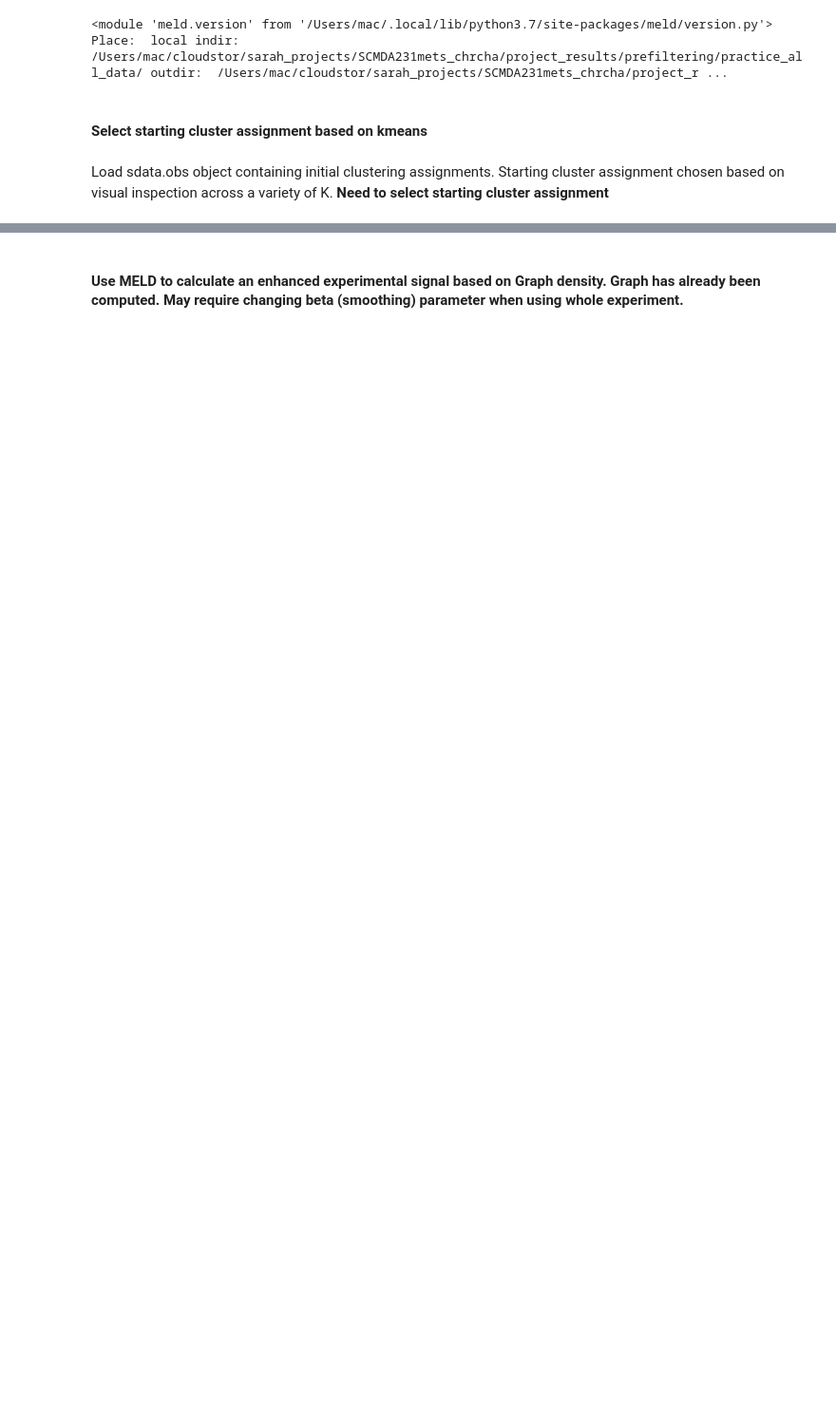
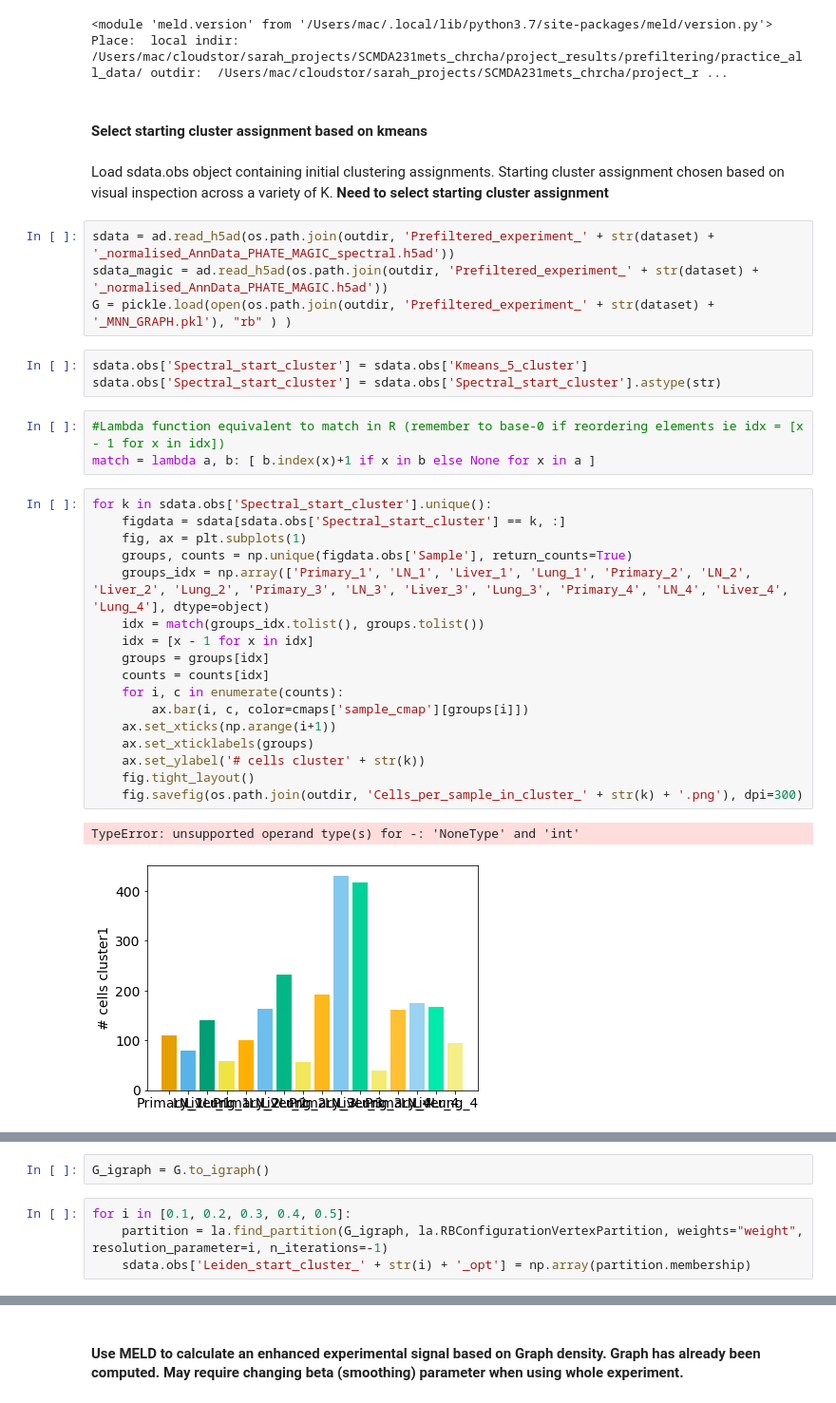
Before and after one commit to syouligan/SCmets_chrcha_scripts, a Jupyter notebook: MELD-MELD_to_scatter_starting_clusters.ipynb, the cells around one changed output, grey strips where cells are left out. Shown at 95% size. Cells and saved outputs as stored; diff of their text form; blank space fills up the shorter version.

```diff
--- a/MELD-MELD_to_scatter_starting_clusters.ipynb
+++ b/MELD-MELD_to_scatter_starting_clusters.ipynb
@@ -50,3 +52,33 @@ Place:  local indir:  /Users/mac/cloudstor/sarah_projects/SCMDA231mets_chrcha/pr
 #### Select starting cluster assignment based on kmeans
 # %% [markdown]
 Load sdata.obs object containing initial clustering assignments. Starting cluster assignment chosen based on visual inspection across a variety of K. **Need to select starting cluster assignment**
+# %%
+sdata = ad.read_h5ad(os.path.join(outdir, 'Prefiltered_experiment_' + str(dataset) + '_normalised_AnnData_PHATE_MAGIC_spectral.h5ad'))
+sdata_magic = ad.read_h5ad(os.path.join(outdir, 'Prefiltered_experiment_' + str(dataset) + '_normalised_AnnData_PHATE_MAGIC.h5ad'))
+G = pickle.load(open(os.path.join(outdir, 'Prefiltered_experiment_' + str(dataset) + '_MNN_GRAPH.pkl'), "rb" ) )
+# %%
+sdata.obs['Spectral_start_cluster'] = sdata.obs['Kmeans_5_cluster']
+sdata.obs['Spectral_start_cluster'] = sdata.obs['Spectral_start_cluster'].astype(str)
+# %%
+#Lambda function equivalent to match in R (remember to base-0 if reordering elements ie idx = [x - 1 for x in idx])
+match = lambda a, b: [ b.index(x)+1 if x in b else None for x in a ]
+# %%
+for k in sdata.obs['Spectral_start_cluster'].unique():
+    figdata = sdata[sdata.obs['Spectral_start_cluster'] == k, :]
+    fig, ax = plt.subplots(1)
+    groups, counts = np.unique(figdata.obs['Sample'], return_counts=True)
+    groups_idx = np.array(['Primary_1', 'LN_1', 'Liver_1', 'Lung_1', 'Primary_2', 'LN_2', 'Liver_2', 'Lung_2', 'Primary_3', 'LN_3', 'Liver_3', 'Lung_3', 'Primary_4', 'LN_4', 'Liver_4', 'Lung_4'], dtype=object)
+    idx = match(groups_idx.tolist(), groups.tolist())
+    idx = [x - 1 for x in idx]
+    groups = groups[idx]
+    counts = counts[idx]
+    for i, c in enumerate(counts):
+        ax.bar(i, c, color=cmaps['sample_cmap'][groups[i]])
+    ax.set_xticks(np.arange(i+1))
+    ax.set_xticklabels(groups)
+    ax.set_ylabel('# cells cluster' + str(k))
+    fig.tight_layout()
+    fig.savefig(os.path.join(outdir, 'Cells_per_sample_in_cluster_' + str(k) + '.png'), dpi=300)
+# %% [output]
+TypeError: unsupported operand type(s) for -: 'NoneType' and 'int'
+[figure, added]
@@ -52,0 +89,6 @@ Load sdata.obs object containing initial clustering assignments. Starting cluste
+# %%
+G_igraph = G.to_igraph()
+# %%
+for i in [0.1, 0.2, 0.3, 0.4, 0.5]:
+    partition = la.find_partition(G_igraph, la.RBConfigurationVertexPartition, weights="weight", resolution_parameter=i, n_iterations=-1)
+    sdata.obs['Leiden_start_cluster_' + str(i) + '_opt'] = np.array(partition.membership)
```
Also changed, not shown: parts of 25 cells of this notebook, 9 other files.
